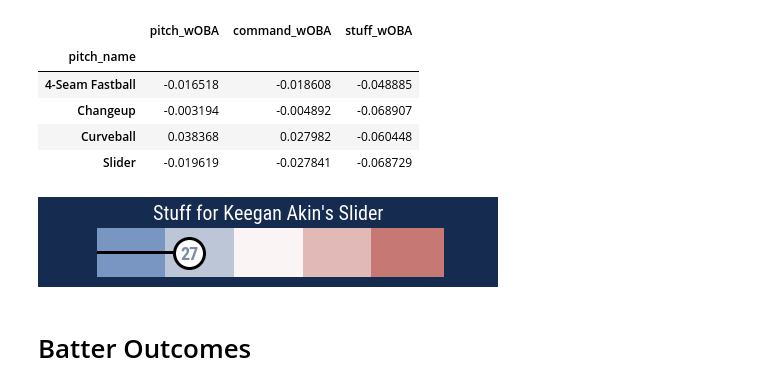
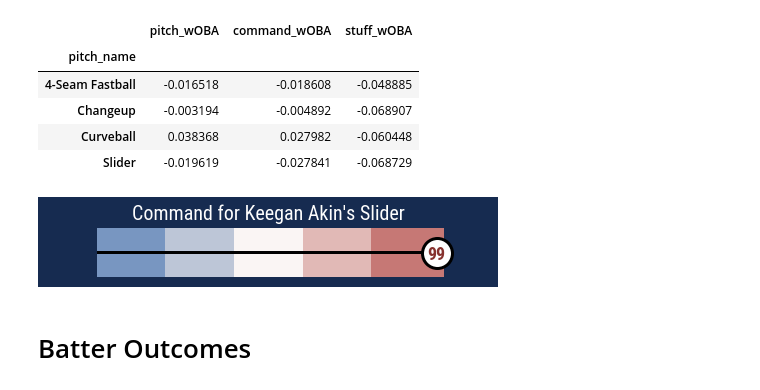
Before and after one commit to Blandalytics/xRP, a Jupyter notebook: Pitch_Grade_Visualization.ipynb, the cells around one changed output. Saved outputs shown, nothing was run; the diff lists cells and outputs as text; code cells hidden in the pictures.

```diff
--- a/Pitch_Grade_Visualization.ipynb
+++ b/Pitch_Grade_Visualization.ipynb
@@ -1727,12 +1727,12 @@ pitch_data.loc[pitch_data['player_name']==pitcher].groupby('pitch_name')[['pitch
 # %%
 fig, ax = plt.subplots(figsize=(8,1))
 test_pitch = 'Slider'
-test_stat = 'stuff_percentile'
+test_stat = 'command_percentile'
 bullet_chart(pitch_bullet_data(pitch_data,pitch_count=100, pitch_type=test_pitch), pitcher, ax, test_stat, 1.5)
-ax.set_title("{} for {}'s {}".format(test_stat[:test_stat.find('_')].title(),test_pitcher,test_pitch), fontsize=20)
+ax.set_title("{} for {}'s {}".format(test_stat[:test_stat.find('_')].title(),pitcher,test_pitch), fontsize=20)
 sns.despine(left=True, bottom=True)
 # %% [output]
-[figure, old version]
+[figure, new version]
 # %% [markdown]
 # Batter Outcomes
 # %%
```
